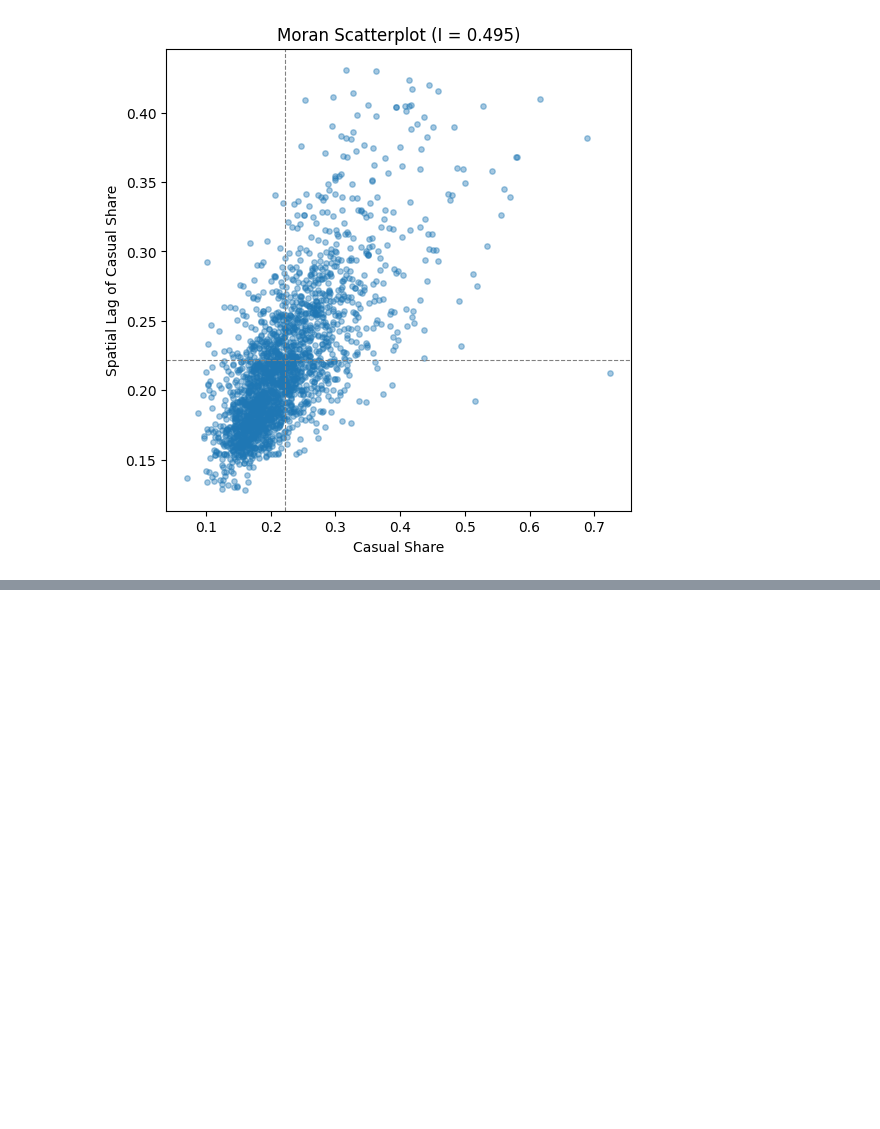
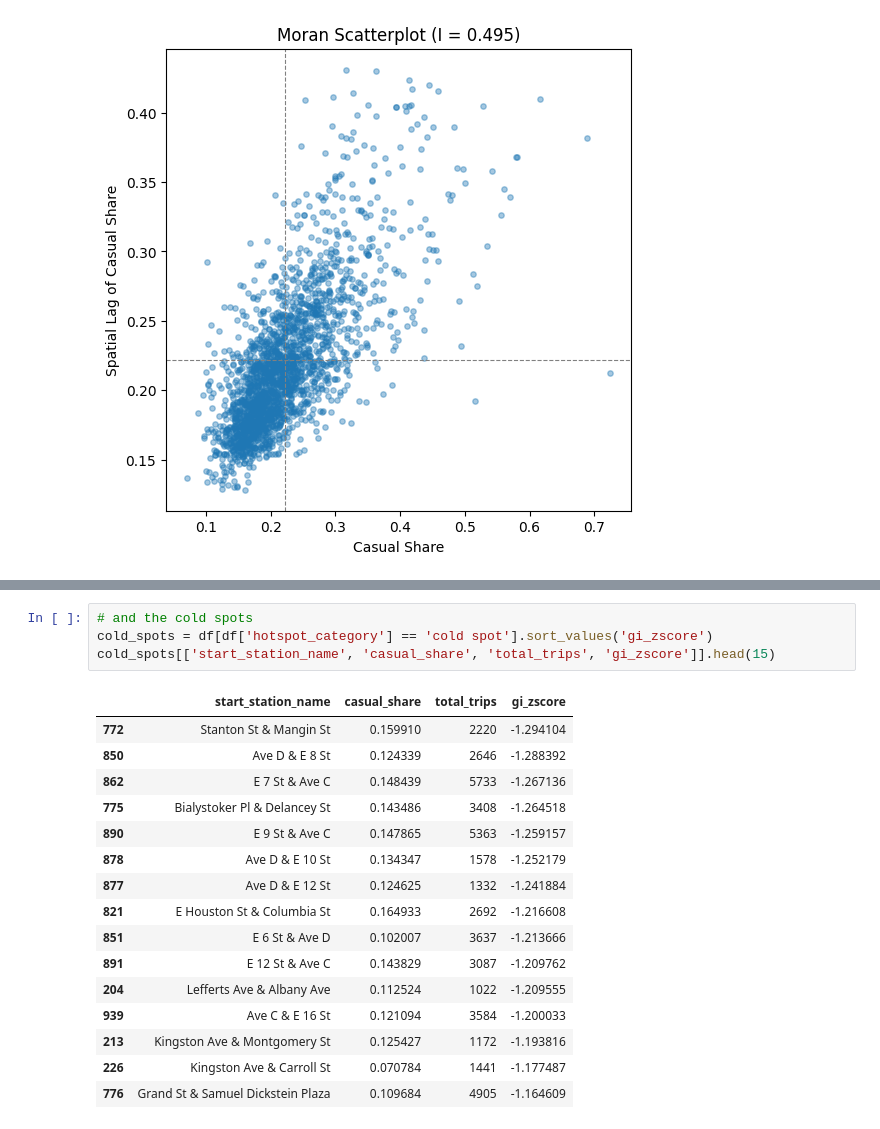
Before and after one commit to ameliatuttle26/Citybike-mapping, a Jupyter notebook: Notebooks/03_spatial_analysis.ipynb, the cells around one changed output, grey strips where cells are left out. Drawn from its saved outputs; the diff is of its cells as text; blank space fills up the shorter version.

```diff
--- a/Notebooks/03_spatial_analysis.ipynb
+++ b/Notebooks/03_spatial_analysis.ipynb
@@ -112,0 +173,21 @@ plt.show()
+# %%
+# and the cold spots
+cold_spots = df[df['hotspot_category'] == 'cold spot'].sort_values('gi_zscore')
+cold_spots[['start_station_name', 'casual_share', 'total_trips', 'gi_zscore']].head(15)
+# %% [output]
+|  | start_station_name | casual_share | total_trips | gi_zscore |
+| 772 | Stanton St & Mangin St | 0.159910 | 2220 | -1.294104 |
+| 850 | Ave D & E 8 St | 0.124339 | 2646 | -1.288392 |
+| 862 | E 7 St & Ave C | 0.148439 | 5733 | -1.267136 |
+| 775 | Bialystoker Pl & Delancey St | 0.143486 | 3408 | -1.264518 |
+| 890 | E 9 St & Ave C | 0.147865 | 5363 | -1.259157 |
+| 878 | Ave D & E 10 St | 0.134347 | 1578 | -1.252179 |
+| 877 | Ave D & E 12 St | 0.124625 | 1332 | -1.241884 |
+| 821 | E Houston St & Columbia St | 0.164933 | 2692 | -1.216608 |
+| 851 | E 6 St & Ave D | 0.102007 | 3637 | -1.213666 |
+| 891 | E 12 St & Ave C | 0.143829 | 3087 | -1.209762 |
+| 204 | Lefferts Ave & Albany Ave | 0.112524 | 1022 | -1.209555 |
+| 939 | Ave C & E 16 St | 0.121094 | 3584 | -1.200033 |
+| 213 | Kingston Ave & Montgomery St | 0.125427 | 1172 | -1.193816 |
+| 226 | Kingston Ave & Carroll St | 0.070784 | 1441 | -1.177487 |
+| 776 | Grand St & Samuel Dickstein Plaza | 0.109684 | 4905 | -1.164609 |
```
Also changed, not shown: parts of 12 cells of this notebook.
